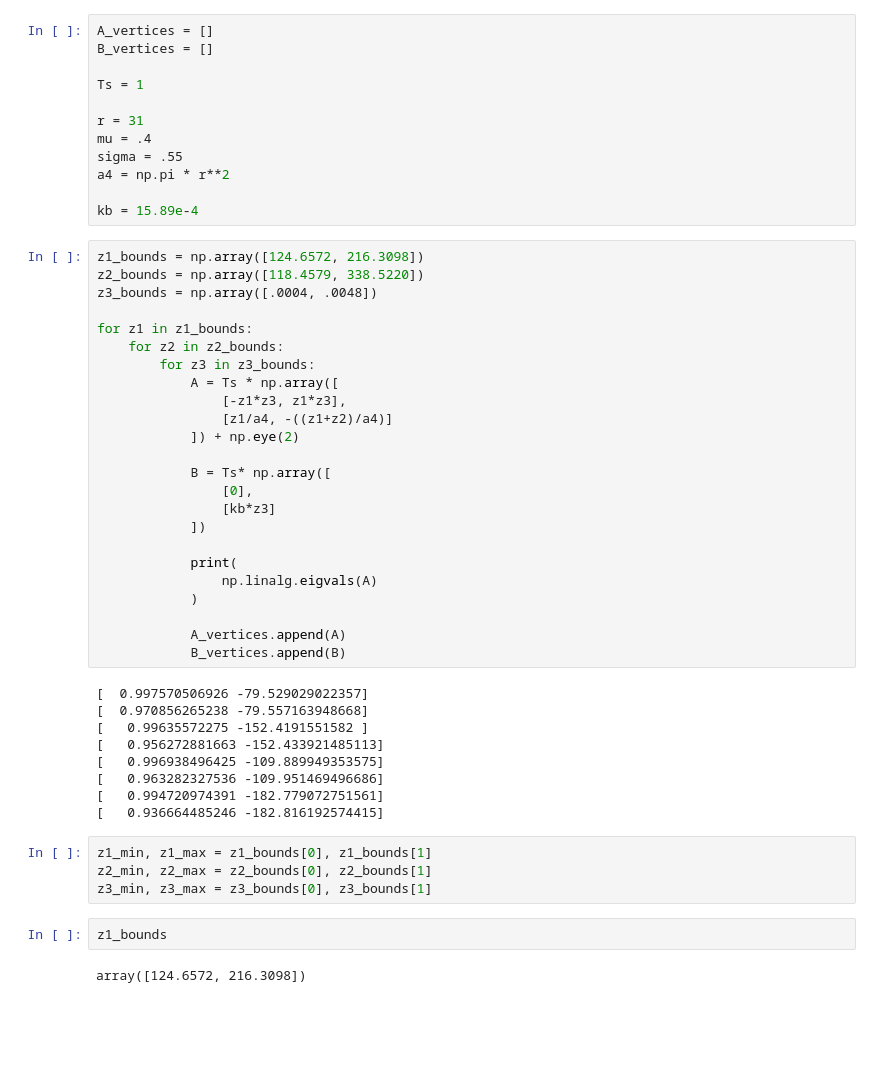
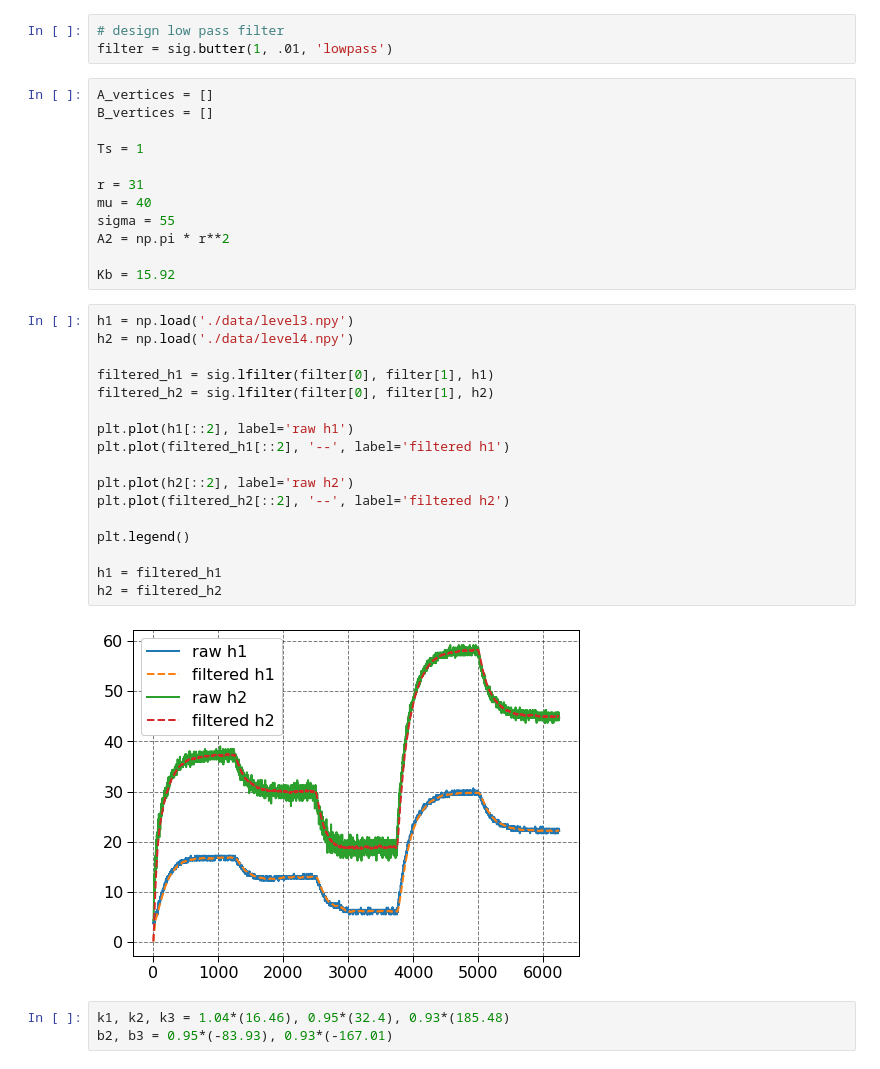
Before and after one commit to miguellrodrigues/ic_tanques, a Jupyter notebook: fuzzy_expr.ipynb, the cells around one changed output. Saved outputs shown, nothing was run; the diff lists cells and outputs as text; blank space fills up the shorter version.

```diff
--- a/fuzzy_expr.ipynb
+++ b/fuzzy_expr.ipynb
@@ -9,6 +10,9 @@ plt.style.use([
     'grid',
     'notebook'
 ])
+# %%
+# design low pass filter
+filter = sig.butter(1, .01, 'lowpass')
 # %%
 A_vertices = []
 B_vertices = []
@@ -16,49 +20,30 @@ B_vertices = []
 Ts = 1
 
 r = 31
-mu = .4
-sigma = .55
-a4 = np.pi * r**2
+mu = 40
+sigma = 55
+A2 = np.pi * r**2
 
-kb = 15.89e-4
+Kb = 15.92
-# %%
-z1_bounds = np.array([124.6572, 216.3098])
-z2_bounds = np.array([118.4579, 338.5220])
-z3_bounds = np.array([.0004, .0048])
-
-for z1 in z1_bounds:
-    for z2 in z2_bounds:
-        for z3 in z3_bounds:
-            A = Ts * np.array([
-                [-z1*z3, z1*z3],
-                [z1/a4, -((z1+z2)/a4)]
-            ]) + np.eye(2)
-
-            B = Ts* np.array([
-                [0],
-                [kb*z3]
-            ])
-
-            print(
-                np.linalg.eigvals(A)
-            )
-
-            A_vertices.append(A)
-            B_vertices.append(B)
-# %% [output]
-[  0.997570506926 -79.529029022357]
-[  0.970856265238 -79.557163948668]
-[   0.99635572275 -152.4191551582 ]
-[   0.956272881663 -152.433921485113]
-[   0.996938496425 -109.889949353575]
-[   0.963282327536 -109.951469496686]
-[   0.994720974391 -182.779072751561]
-[   0.936664485246 -182.816192574415]
-# %%
-z1_min, z1_max = z1_bounds[0], z1_bounds[1]
-z2_min, z2_max = z2_bounds[0], z2_bounds[1]
-z3_min, z3_max = z3_bounds[0], z3_bounds[1]
-# %%
-z1_bounds
-# %% [output]
-array([124.6572, 216.3098])
+# %%
+h1 = np.load('./data/level3.npy')
+h2 = np.load('./data/level4.npy')
+
+filtered_h1 = sig.lfilter(filter[0], filter[1], h1)
+filtered_h2 = sig.lfilter(filter[0], filter[1], h2)
+
+plt.plot(h1[::2], label='raw h1')
+plt.plot(filtered_h1[::2], '--', label='filtered h1')
+
+plt.plot(h2[::2], label='raw h2')
+plt.plot(filtered_h2[::2], '--', label='filtered h2')
+
+plt.legend()
+
+h1 = filtered_h1
+h2 = filtered_h2
+# %% [output]
+[figure, added]
+# %%
+k1, k2, k3 = 1.04*(16.46), 0.95*(32.4), 0.93*(185.48)
+b2, b3 = 0.95*(-83.93), 0.93*(-167.01)
```
Also changed, not shown: parts of 6 cells of this notebook, 17 other files.
